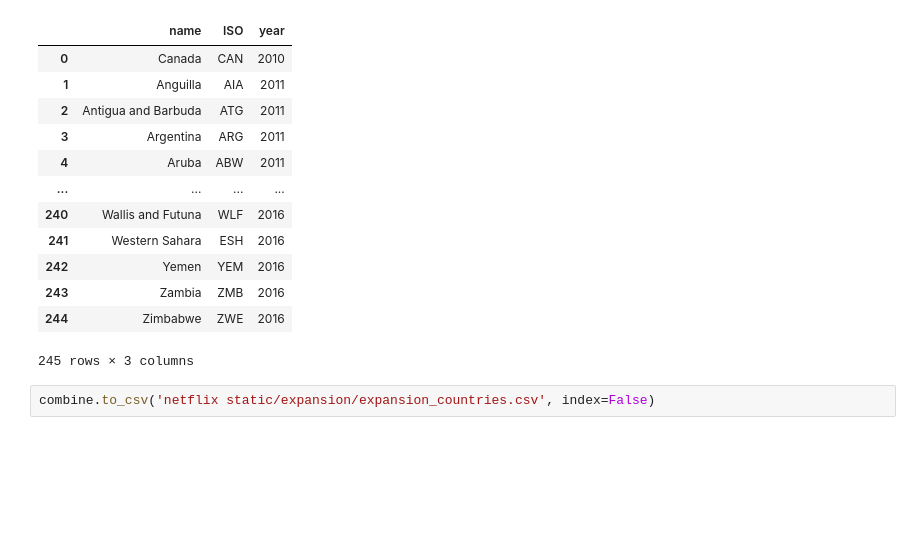
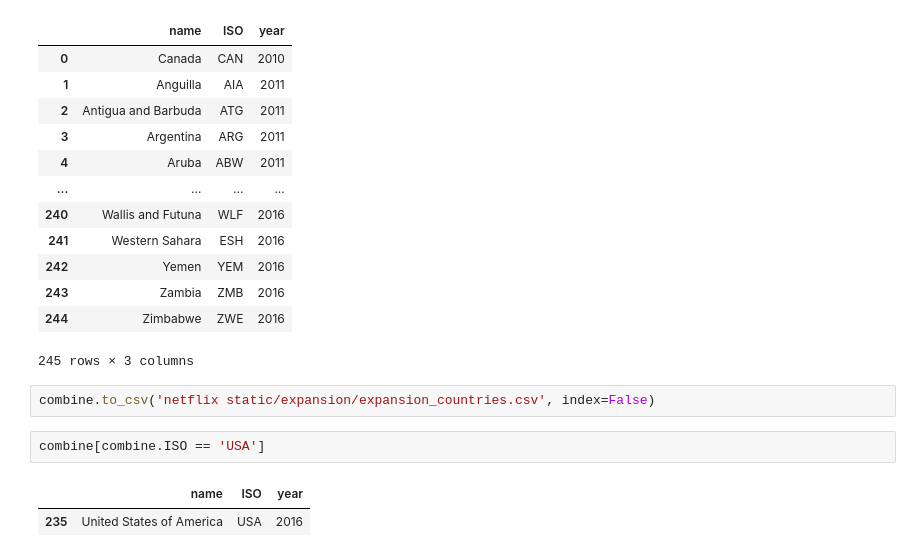
Before and after one commit to junyuelin/netflix_visualization, a Jupyter notebook: data_cleaning.ipynb, the cells around one changed output. Cells and saved outputs as stored; diff of their text form; blank space fills up the shorter version.

```diff
--- a/data_cleaning.ipynb
+++ b/data_cleaning.ipynb
@@ -283,3 +283,8 @@ combine
 245 rows × 3 columns
 # %%
 combine.to_csv('netflix static/expansion/expansion_countries.csv', index=False)
+# %%
+combine[combine.ISO == 'USA']
+# %% [output]
+|  | name | ISO | year |
+| 235 | United States of America | USA | 2016 |
```
Also changed, not shown: parts of 2 cells of this notebook, 1 other file.
